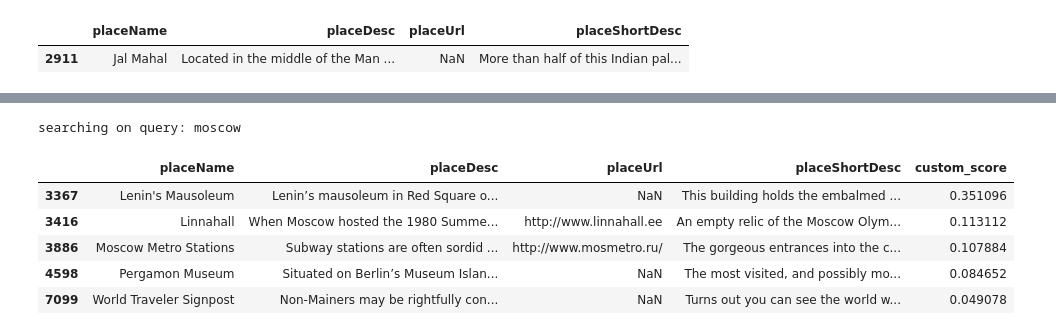
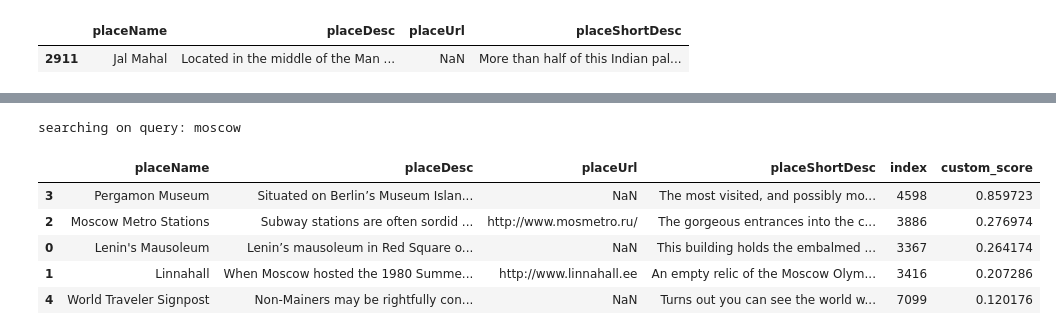
Before and after one commit to GiacomoBelliniStudent/ADM-HW3, a Jupyter notebook: main.ipynb, the cells around one changed output, grey strips where cells are left out. Drawn from its saved outputs; the diff is of its cells as text; code cells hidden in the pictures.

```diff
--- a/main.ipynb
+++ b/main.ipynb
@@ -387,7 +388,7 @@ searching on query: colosseum
 # %%
 def get_custom_similarity(rows):
     df_rows_visited_people = [*df_original['numPeopleVisited'].get(rows)]
-    normed_similarity_coeff = [0] if sum(df_rows_visited_people)== 0 else [float(i)/sum(df_rows_visited_people) for i in df_rows_visited_people]
+    normed_similarity_coeff = [0] if sum(df_rows_visited_people)== 0 else df_rows_visited_people/np.linalg.norm(df_rows_visited_people)
     return normed_similarity_coeff
 # %%
 def inverse_custom_dictionary():
@@ -403,10 +404,6 @@ def inverse_custom_dictionary():
     return inverse_dict
 # %%
 inverse_dict = inverse_custom_dictionary()
-# %%
-with open('./inverse_custom_score_vocabulary.json', 'w+', encoding='utf-8') as dict_file :
-    json.dump(inverse_dict, dict_file)
-dict_file.close()
 # %%
 query_original = input("Type query: " )
 query = query_original.lower().split(' ')
@@ -418,41 +415,41 @@ while True:
     except:
         continue
 
 
 row_query = set()
 
 f = open('vocabulary.json')
 vocabulary = json.load(f)
 f.close()
 
 with open('./inverse_custom_score_vocabulary.json', encoding='utf-8') as dict_file :
-    jsonData = json.load(dict_file)
     for word in query:
         try:
             term_id = vocabulary[word]
-            documents_ids = jsonData[str(term_id)]
+            documents_ids = inverse_dict[str(term_id)]
             documents_ids = [tuple(x) for x in documents_ids]
             row_query.update(set(documents_ids))
         except KeyError:
             row_query.clear()
 dict_file.close()
 
 row_query = list(row_query)
 row_query.sort(key=lambda tup: tup[1], reverse=True if sort_param!=0 else False)
 top_5 = row_query[0:5]
 
 print("searching on query: " +'\033[1m' + query_original + '\033[0m')
 if len(row_query) == 0:
     print('\033[1m' + "\nNo result was found. Maybe you're searchin for a stopword. Please retry with more informations." + '\033[0m' + '\n')
 
-top_5_df_rows = df_original[['placeName','placeDesc','placeUrl','placeShortDesc']][df_original['index'].isin([doc_id[0] for doc_id in top_5])]
-top_5_df_rows['custom_score'] = [doc_id[1] for doc_id in top_5]
-top_5_df_rows
+top_5_df_rows = df_original[['placeName','placeDesc','placeUrl','placeShortDesc','index']][df_original['index'].isin([doc_id[0] for doc_id in top_5])]
+tuples_as_df = pd.DataFrame(top_5, columns=['index','custom_score'])
+top_5_df_rows = top_5_df_rows.merge(tuples_as_df, on="index")
+top_5_df_rows.sort_values(by="custom_score", ascending=False)
 # %% [output]
 searching on query: moscow
-|  | placeName | placeDesc | placeUrl | placeShortDesc | custom_score |
-| 3367 | Lenin's Mausoleum | Lenin’s mausoleum in Red Square o... | NaN | This building holds the embalmed ... | 0.351096 |
-| 3416 | Linnahall | When Moscow hosted the 1980 Summe... | http://www.linnahall.ee | An empty relic of the Moscow Olym... | 0.113112 |
-| 3886 | Moscow Metro Stations | Subway stations are often sordid ... | http://www.mosmetro.ru/ | The gorgeous entrances into the c... | 0.107884 |
-| 4598 | Pergamon Museum | Situated on Berlin’s Museum Islan... | NaN | The most visited, and possibly mo... | 0.084652 |
-| 7099 | World Traveler Signpost | Non-Mainers may be rightfully con... | NaN | Turns out you can see the world w... | 0.049078 |
+|  | placeName | placeDesc | placeUrl | placeShortDesc | index | custom_score |
+| 3 | Pergamon Museum | Situated on Berlin’s Museum Islan... | NaN | The most visited, and possibly mo... | 4598 | 0.859723 |
+| 2 | Moscow Metro Stations | Subway stations are often sordid ... | http://www.mosmetro.ru/ | The gorgeous entrances into the c... | 3886 | 0.276974 |
+| 0 | Lenin's Mausoleum | Lenin’s mausoleum in Red Square o... | NaN | This building holds the embalmed ... | 3367 | 0.264174 |
+| 1 | Linnahall | When Moscow hosted the 1980 Summe... | http://www.linnahall.ee | An empty relic of the Moscow Olym... | 3416 | 0.207286 |
+| 4 | World Traveler Signpost | Non-Mainers may be rightfully con... | NaN | Turns out you can see the world w... | 7099 | 0.120176 |
```
Also changed, not shown: parts of 2 cells of this notebook.
